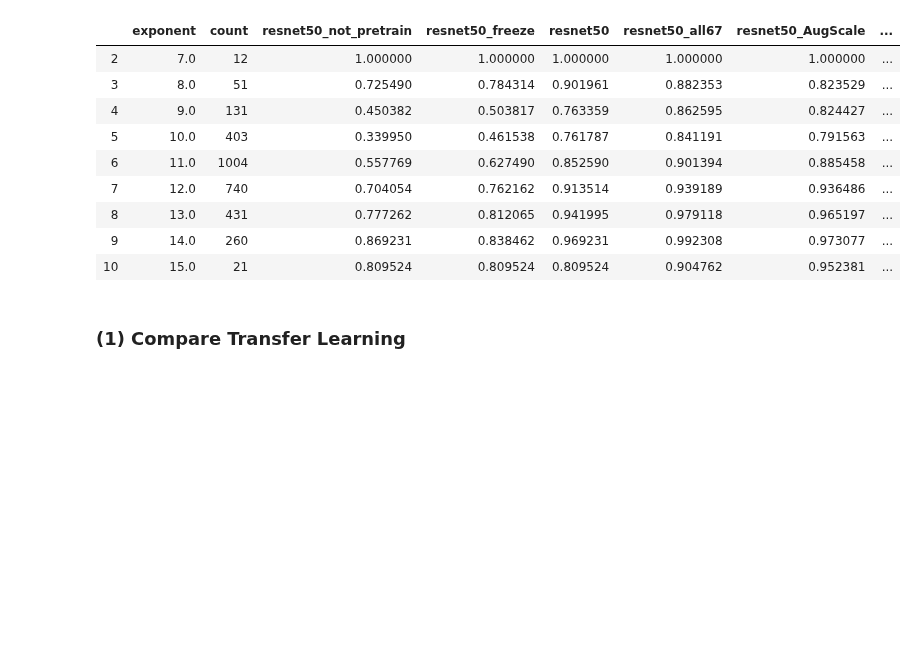
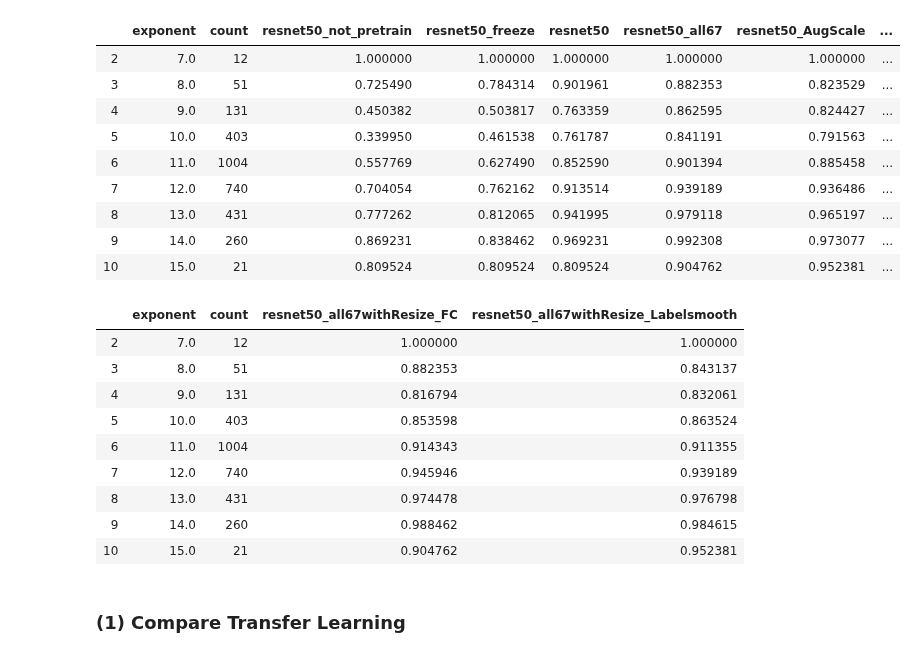
Before and after one commit to keiiti975/Insect_Phenology_Detector, a Jupyter notebook: result/master_paper/classification/compare_method/compare_method.ipynb, the cells around one changed output. Cells and saved outputs as stored; diff of their text form; code cells hidden in the pictures; blank space fills up the shorter version.

```diff
--- a/result/master_paper/classification/compare_method/compare_method.ipynb
+++ b/result/master_paper/classification/compare_method/compare_method.ipynb
@@ -70,6 +92,10 @@ insect_names = ['Diptera', 'Ephemeridae', 'Ephemeroptera', 'Lepidoptera', 'Pleco
 data_dict = {}
 for name, precision in zip(exp_name, exp_precision):
     data_dict.update({name: precision})
+
+additional_data_dict = {}
+for name, precision in zip(additional_exp_name, additional_exp_precision):
+    additional_data_dict.update({name: precision})
 # %%
 df = pd.DataFrame(data_dict)
 df.index = insect_names
@@ -113,8 +151,10 @@ resnet50_all67 = pd.read_csv(pj(resnet50_all67_root_path, "all_size_df.csv"))
 resnet50_AugScale = pd.read_csv(pj(resnet50_AugScale_root_path, "all_size_df.csv"))
 resnet50_all67_AugScale = pd.read_csv(pj(resnet50_all67_AugScale_root_path, "all_size_df.csv"))
 resnet50_all67withResize = pd.read_csv(pj(resnet50_all67withResize_root_path, "all_size_df.csv"))
-#resnet50_all67withResize_FC = pd.read_csv(pj(resnet50_all67withResize_FC_root_path, "all_size_df.csv"))
-#resnet50_all67withResize_Labelsmooth = pd.read_csv(pj(resnet50_all67withResize_Labelsmooth_root_path, "all_size_df.csv"))
+
+# additional experiment
+resnet50_all67withResize_FC = pd.read_csv(pj(resnet50_all67withResize_FC_root_path, "all_size_df.csv"))
+resnet50_all67withResize_Labelsmooth = pd.read_csv(pj(resnet50_all67withResize_Labelsmooth_root_path, "all_size_df.csv"))
 # %%
 exp_df = [resnet50_not_pretrain,
           resnet50_freeze,
@@ -125,6 +165,12 @@ exp_df = [resnet50_not_pretrain,
           resnet50_all67withResize
          ]
 exp_each_size_ap = [elem_df.drop(elem_df.index[[0, 1]]) for elem_df in exp_df]
+
+
+additional_exp_df = [resnet50_all67withResize_FC,
+                     resnet50_all67withResize_Labelsmooth,
+                    ]
+additional_exp_each_size_ap = [elem_df.drop(elem_df.index[[0, 1]]) for elem_df in additional_exp_df]
 # %%
 data_dict = {
     "exponent": insect_size_df["exponent"],
@@ -132,6 +178,14 @@ data_dict = {
 }
 for name, each_size_ap in zip(exp_name, exp_each_size_ap):
     data_dict.update({name: each_size_ap["Accuracy"]})
+
+
+additional_data_dict = {
+    "exponent": insect_size_df["exponent"],
+    "count": insect_size_df["count"],
+}
+for name, each_size_ap in zip(additional_exp_name, additional_exp_each_size_ap):
+    additional_data_dict.update({name: each_size_ap["Accuracy"]})
 # %%
 df = pd.DataFrame(data_dict)
 df
@@ -146,6 +200,20 @@ df
 | 8 | 13.0 | 431 | 0.777262 | 0.812065 | 0.941995 | 0.979118 | 0.965197 | ... |
 | 9 | 14.0 | 260 | 0.869231 | 0.838462 | 0.969231 | 0.992308 | 0.973077 | ... |
 | 10 | 15.0 | 21 | 0.809524 | 0.809524 | 0.809524 | 0.904762 | 0.952381 | ... |
+# %%
+additional_df = pd.DataFrame(additional_data_dict)
+additional_df
+# %% [output]
+|  | exponent | count | resnet50_all67withResize_FC | resnet50_all67withResize_Labelsmooth |
+| 2 | 7.0 | 12 | 1.000000 | 1.000000 |
+| 3 | 8.0 | 51 | 0.882353 | 0.843137 |
+| 4 | 9.0 | 131 | 0.816794 | 0.832061 |
+| 5 | 10.0 | 403 | 0.853598 | 0.863524 |
+| 6 | 11.0 | 1004 | 0.914343 | 0.911355 |
+| 7 | 12.0 | 740 | 0.945946 | 0.939189 |
+| 8 | 13.0 | 431 | 0.974478 | 0.976798 |
+| 9 | 14.0 | 260 | 0.988462 | 0.984615 |
+| 10 | 15.0 | 21 | 0.904762 | 0.952381 |
 # %% [markdown]
 ### (1) Compare Transfer Learning
 # %%
```
Also changed, not shown: parts of 5 cells of this notebook, 5 other files.
